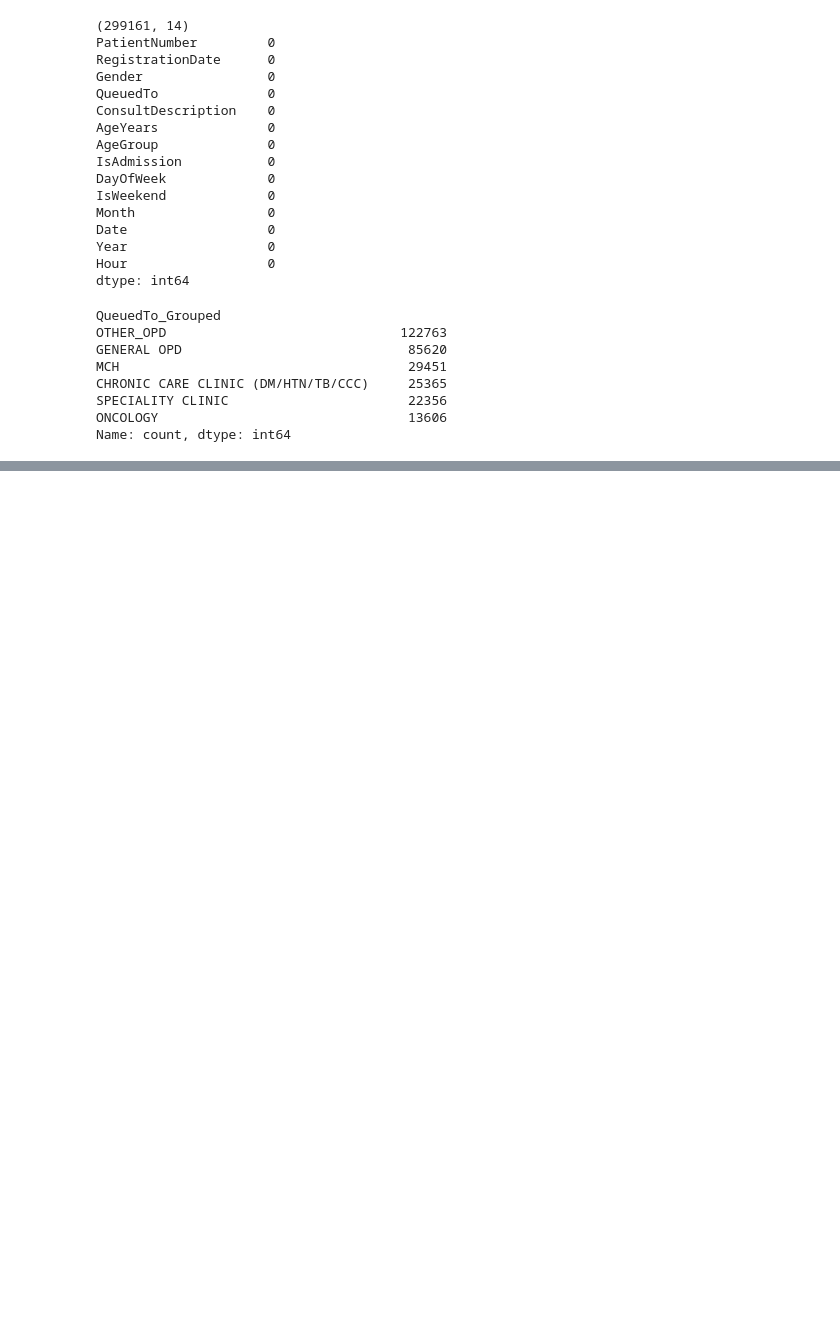
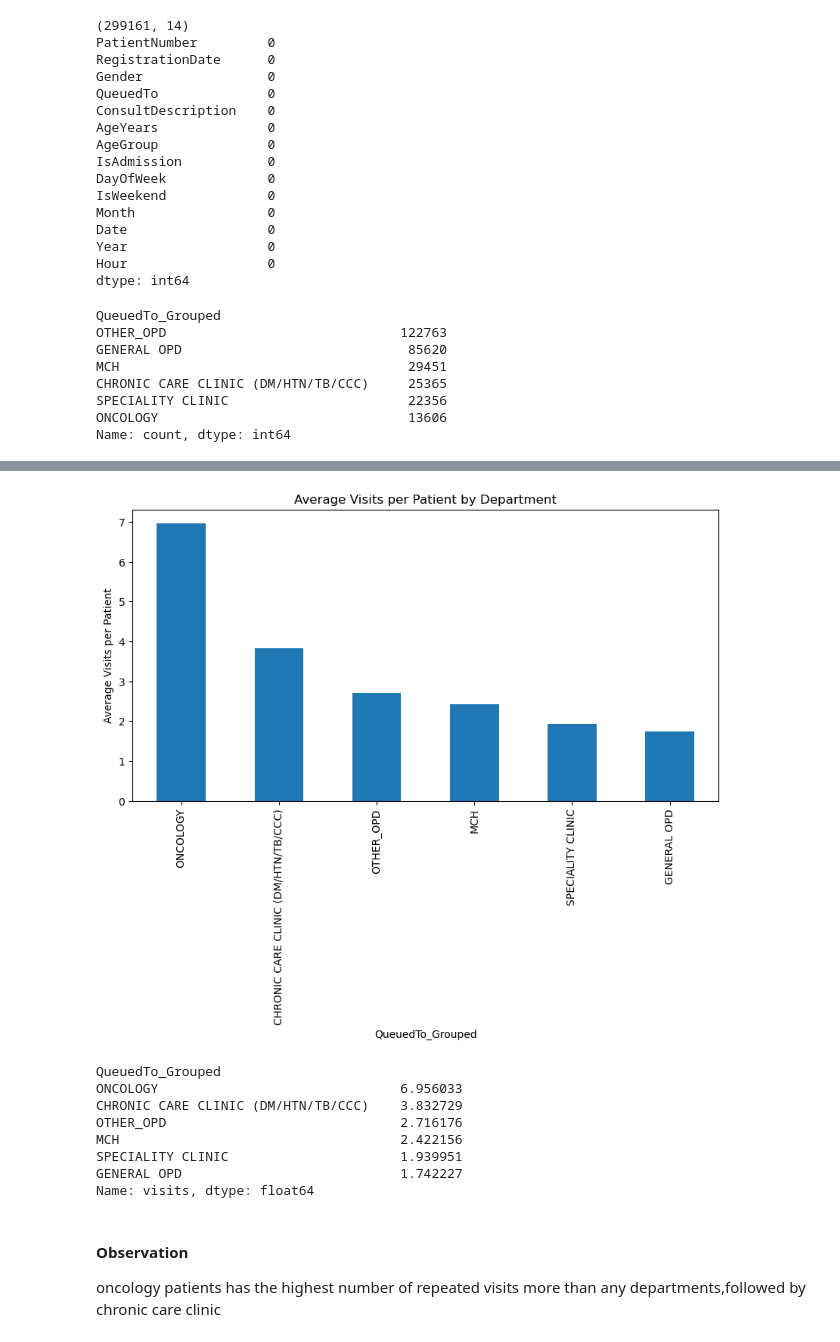
Before and after one commit to wahomelewis396/surge_sentinels, a Jupyter notebook: surge_sentinels.ipynb, the cells around one changed output, grey strips where cells are left out. Saved outputs shown, nothing was run; the diff lists cells and outputs as text; code cells hidden in the pictures; blank space fills up the shorter version.

```diff
--- a/surge_sentinels.ipynb
+++ b/surge_sentinels.ipynb
@@ -381,0 +382,23 @@ memory usage: 28.2+ MB
+# %%
+# Average visits per patient,by department
+visits_per_patient_by_dept = data.groupby(['QueuedTo_Grouped', 'PatientNumber']).size().reset_index(name='visits')
+avg_visits_by_dept = visits_per_patient_by_dept.groupby('QueuedTo_Grouped')['visits'].mean().sort_values(ascending=False)
+
+avg_visits_by_dept.plot(kind='bar', figsize=(10,5), title='Average Visits per Patient by Department')
+plt.ylabel('Average Visits per Patient')
+plt.show()
+
+avg_visits_by_dept
+# %% [output]
+[figure, added]
+QueuedTo_Grouped
+ONCOLOGY                               6.956033
+CHRONIC CARE CLINIC (DM/HTN/TB/CCC)    3.832729
+OTHER_OPD                              2.716176
+MCH                                    2.422156
+SPECIALITY CLINIC                      1.939951
+GENERAL OPD                            1.742227
+Name: visits, dtype: float64
+# %% [markdown]
+#### Observation
+oncology patients has the highest number of repeated visits more than any departments,followed by chronic care clinic
```
Also changed, not shown: parts of 7 cells of this notebook.
